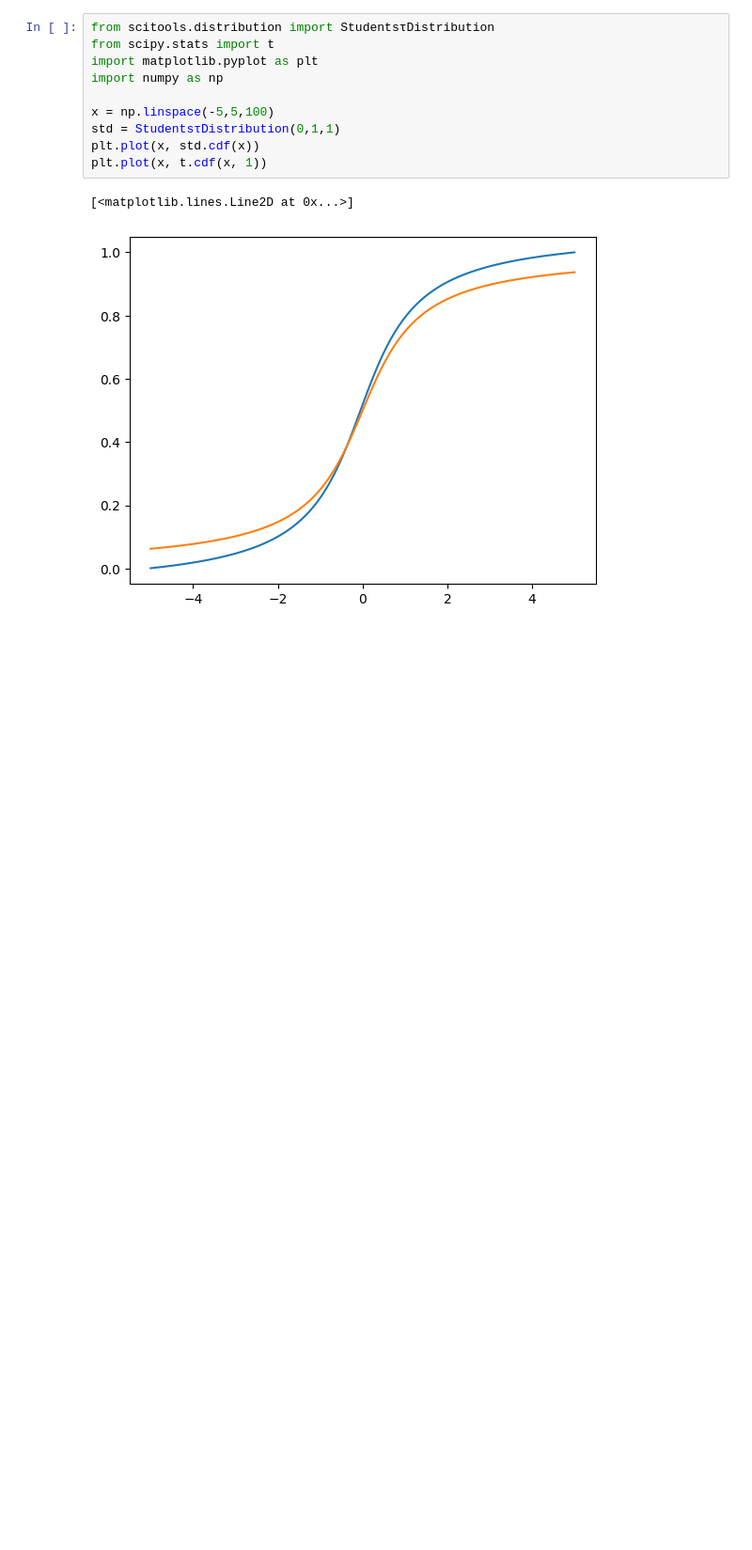
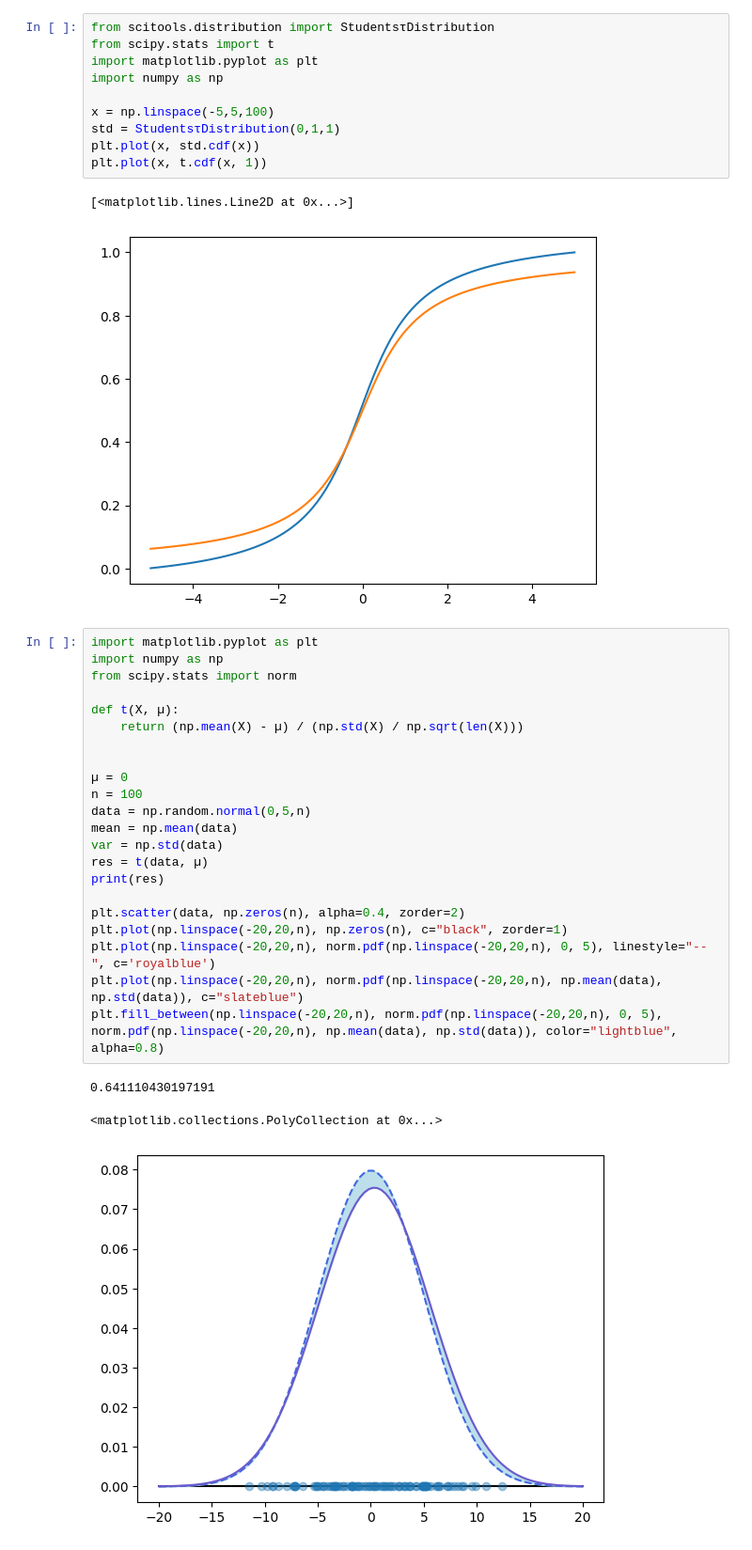
Before and after one commit to szmidapatrik/machine-learning, a Jupyter notebook: test.ipynb, the cells around one changed output. Shown at 94% size. Drawn from its saved outputs; the diff is of its cells as text; blank space fills up the shorter version.

```diff
--- a/test.ipynb
+++ b/test.ipynb
@@ -11,3 +11,29 @@ plt.plot(x, t.cdf(x, 1))
 # %% [output]
 [<matplotlib.lines.Line2D at 0x...>]
 [figure]
+# %%
+import matplotlib.pyplot as plt
+import numpy as np
+from scipy.stats import norm
+
+def t(X, µ):
+    return (np.mean(X) - µ) / (np.std(X) / np.sqrt(len(X)))
+
+
+µ = 0
+n = 100
+data = np.random.normal(0,5,n)
+mean = np.mean(data)
+var = np.std(data)
+res = t(data, µ)
+print(res)
+
+plt.scatter(data, np.zeros(n), alpha=0.4, zorder=2)
+plt.plot(np.linspace(-20,20,n), np.zeros(n), c="black", zorder=1)
+plt.plot(np.linspace(-20,20,n), norm.pdf(np.linspace(-20,20,n), 0, 5), linestyle="--", c='royalblue')
+plt.plot(np.linspace(-20,20,n), norm.pdf(np.linspace(-20,20,n), np.mean(data), np.std(data)), c="slateblue")
+plt.fill_between(np.linspace(-20,20,n), norm.pdf(np.linspace(-20,20,n), 0, 5), norm.pdf(np.linspace(-20,20,n), np.mean(data), np.std(data)), color="lightblue", alpha=0.8)
+# %% [output]
+0.641110430197191
+<matplotlib.collections.PolyCollection at 0x...>
+[figure, added]
```
